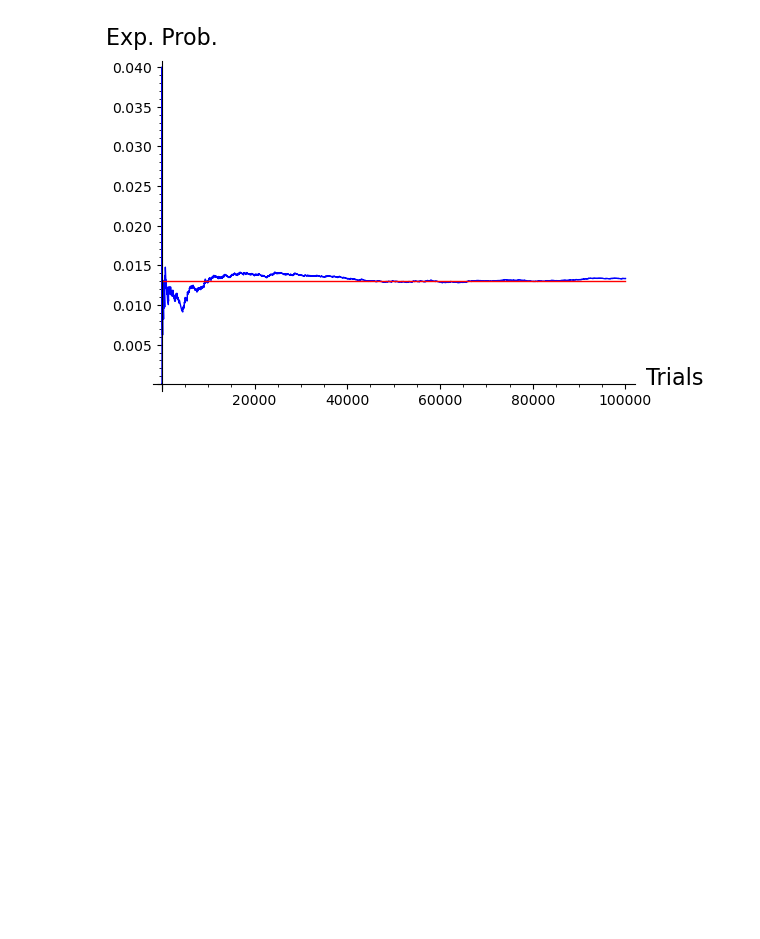
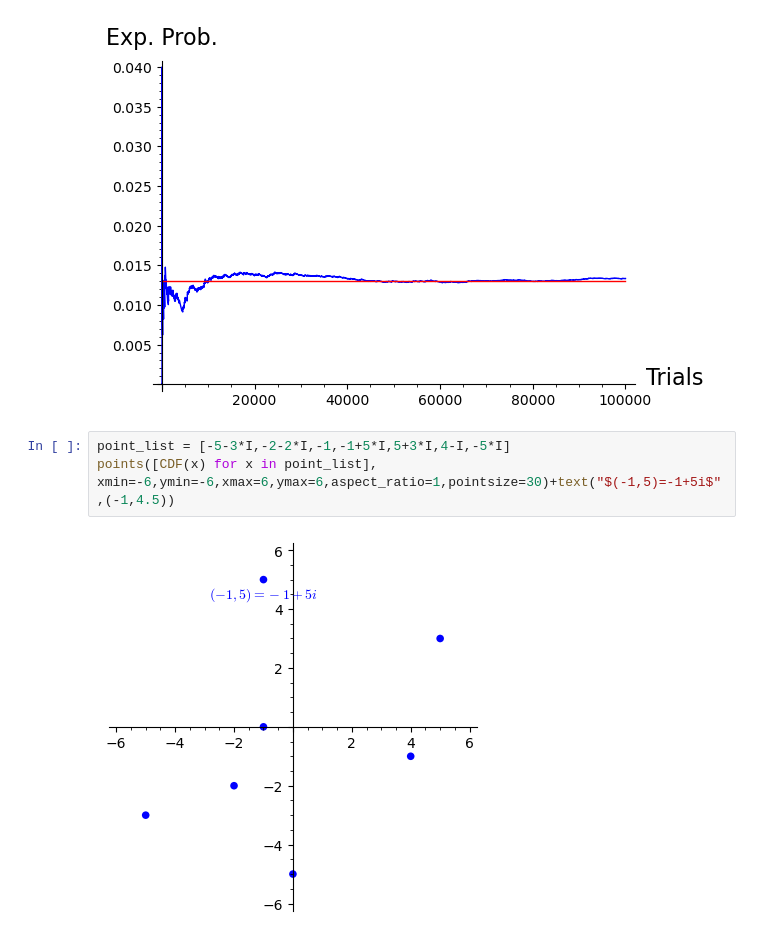
Before and after one commit to StevenClontz/exploring-math-technology, a Jupyter notebook: notebooks/sage.ipynb, the cells around one changed output. Saved outputs shown, nothing was run; the diff lists cells and outputs as text; blank space fills up the shorter version.

```diff
--- a/notebooks/sage.ipynb
+++ b/notebooks/sage.ipynb
@@ -52,3 +52,8 @@ show(
 )
 # %% [output]
 [figure]
+# %%
+point_list = [-5-3*I,-2-2*I,-1,-1+5*I,5+3*I,4-I,-5*I]
+points([CDF(x) for x in point_list], xmin=-6,ymin=-6,xmax=6,ymax=6,aspect_ratio=1,pointsize=30)+text("$(-1,5)=-1+5i$",(-1,4.5))
+# %% [output]
+[figure, added]
```
Also changed, not shown: parts of 24 cells of this notebook.
